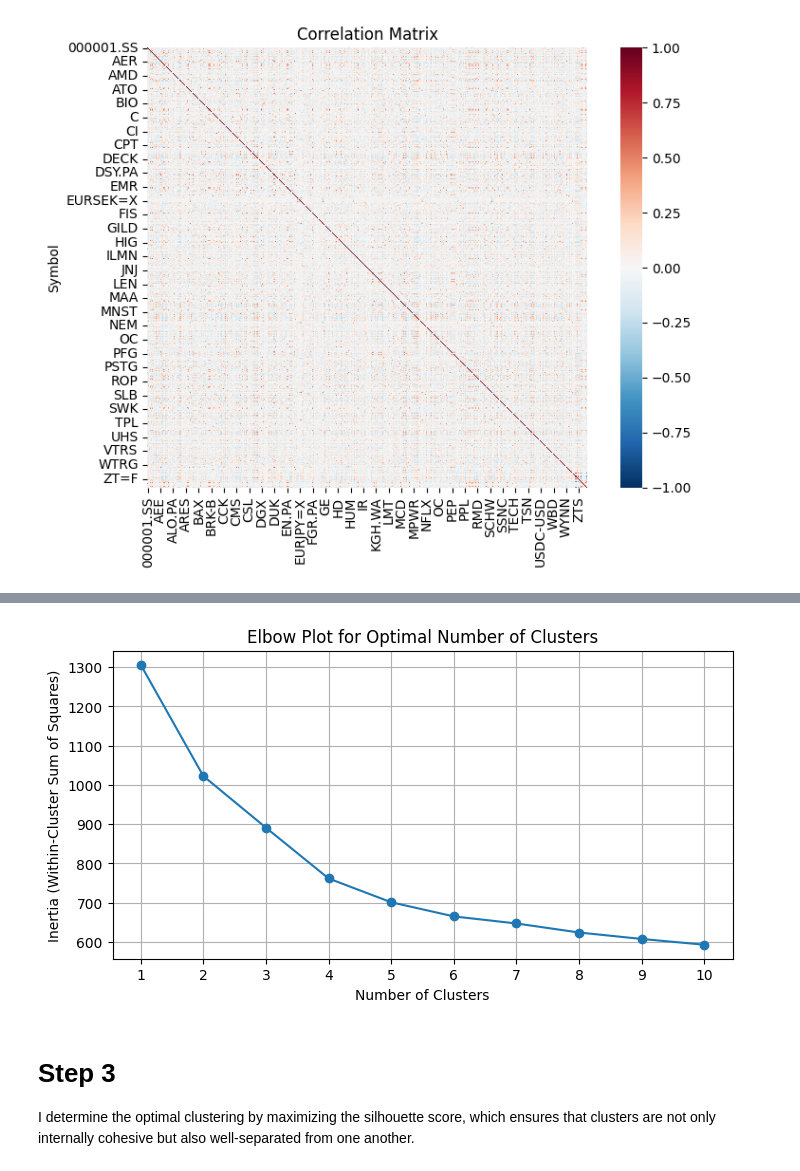
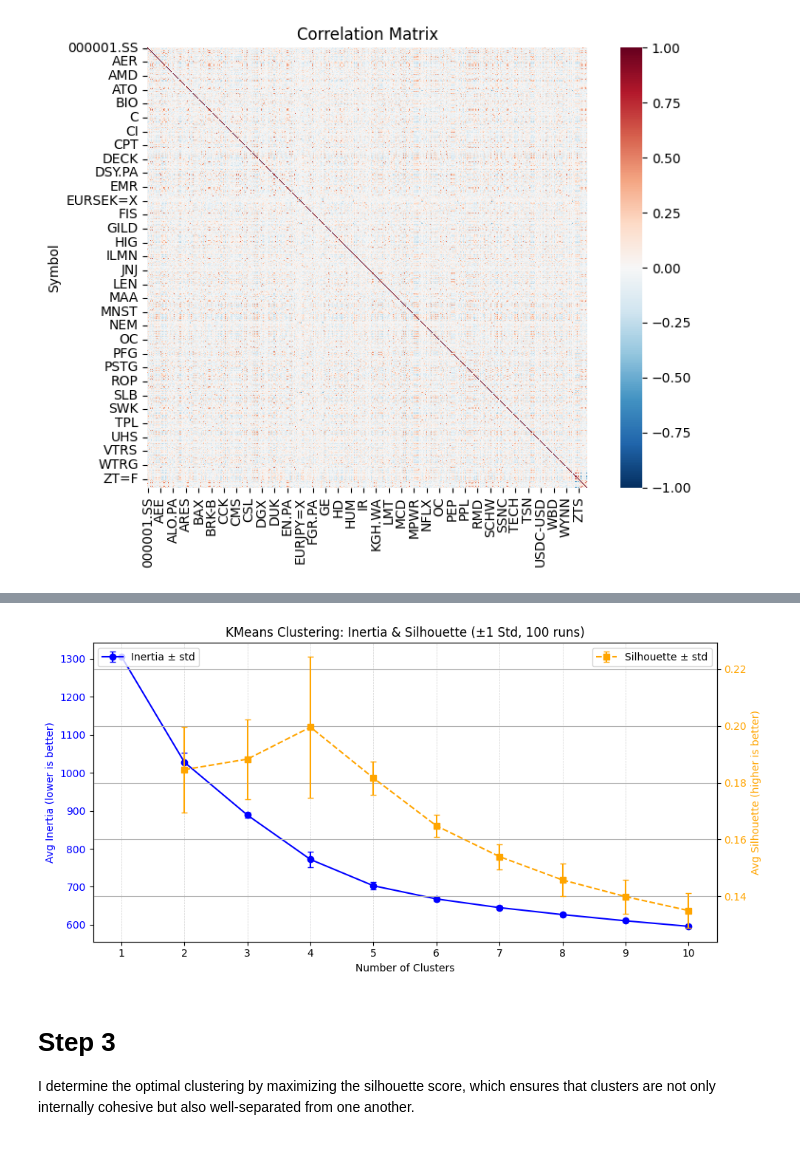
Before and after one commit to jan-fab/ml_for_asset_managers, a Jupyter notebook: 4. Optimal Clustering.ipynb, the cells around one changed output, grey strips where cells are left out. Cells and saved outputs as stored; diff of their text form; code cells hidden in the pictures.

```diff
--- a/4. Optimal Clustering.ipynb
+++ b/4. Optimal Clustering.ipynb
@@ -105,25 +89,9 @@ clusters_stats = f.clustering_predictions_strength(dist_matrix, max_n_clusters =
-# %%
-# Elbow plot for comparison
-
-inertia = []
-
-range_n_clusters = range(1, 11)
-
-for n_clusters in range_n_clusters:
-    kmeans = KMeans(n_clusters=n_clusters, random_state=42)
-    kmeans.fit(dist_matrix)
-    inertia.append(kmeans.inertia_)
-
-plt.figure(figsize=(8, 4))
-plt.plot(range_n_clusters, inertia, marker='o')
-plt.title('Elbow Plot for Optimal Number of Clusters')
-plt.xlabel('Number of Clusters')
-plt.ylabel('Inertia (Within-Cluster Sum of Squares)')
-plt.xticks(range_n_clusters)
-plt.grid(True)
-plt.show()
-# %% [output]
-[figure, removed]
+# %%
+# Elbow plot for comparison
+
+clusters_elbow_stats = f.clustering_elbow_plot(dist_matrix, max_n_clusters = 10, tries_per_n_clusters=100, plot=True)
+# %% [output]
+[figure, added]
 # %% [markdown]
 # Step 3
 
```
Also changed, not shown: parts of 8 cells of this notebook, 4 other files.
